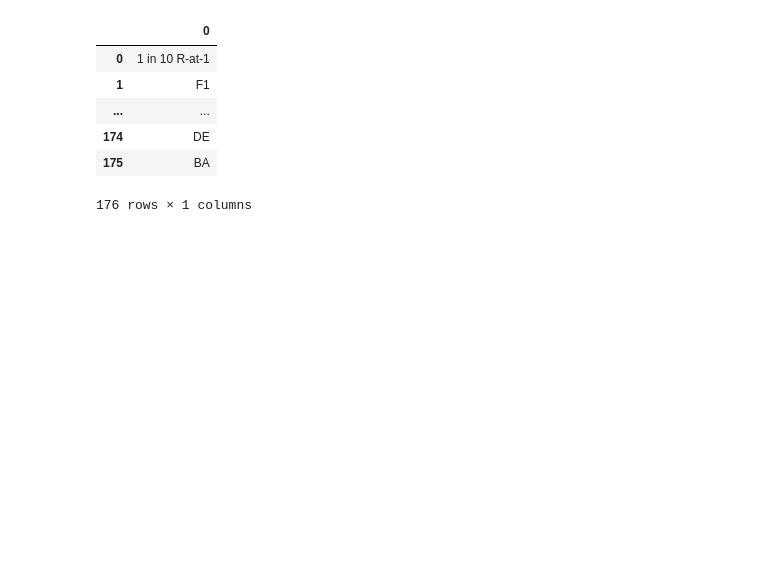
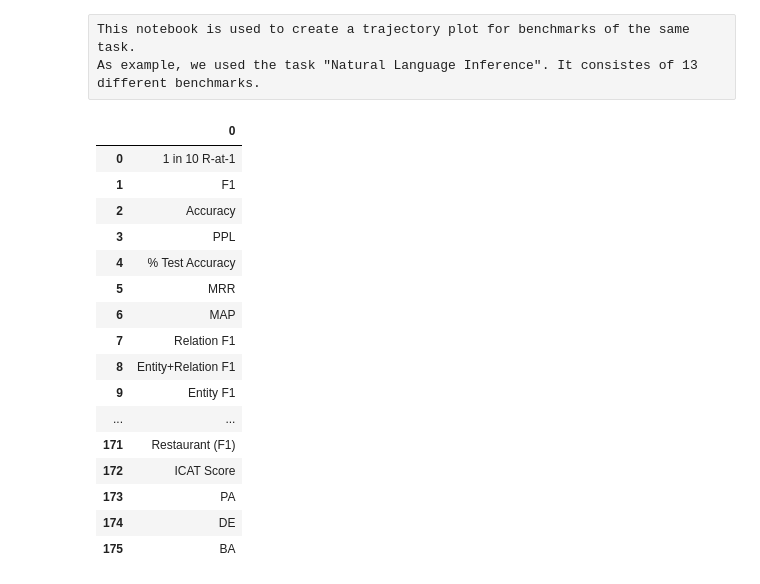
Before and after one commit to OpenBioLink/ITO, a Jupyter notebook: notebooks/adriano_trajectories_notebooks/PLOT_1 - trajectory plot for a selected task.ipynb, the cells around one changed output. Cells and saved outputs as stored; diff of their text form; code cells hidden in the pictures; blank space fills up the shorter version.

```diff
--- a/notebooks/adriano_trajectories_notebooks/PLOT_1 - trajectory plot for a selected task.ipynb
+++ b/notebooks/adriano_trajectories_notebooks/PLOT_1 - trajectory plot for a selected task.ipynb
@@ -1 +1,4 @@
+# %% [raw]
+This notebook is used to create a trajectory plot for benchmarks of the same task.
+As example, we used the task "Natural Language Inference". It consistes of 13 different benchmarks.
 # %%
@@ -20,27 +25,38 @@ pd.set_option('display.max_colwidth', None)
 # %%
 #Read query results from CSV file
 get_ratio_df_all_per_global = pd.read_csv("get_ratio_df_all_per_global1.csv")
+#Obs: This file is generated by another notebook.
 
 #drop first column
 get_ratio_df_all_per_global = get_ratio_df_all_per_global.drop(['Unnamed: 0'], axis=1)
-
 
 #change the column to name the facets of the plot
 get_ratio_df_all_per_global = get_ratio_df_all_per_global.rename(columns={'merge': 'metricName'})
 get_ratio_df_all_per_global['metricName'] = get_ratio_df_all_per_global['metricName'].str.replace('\\','')
 
+#some added columns to enable the grouping of rows for the plot.
 get_ratio_df_all_per_global['unique_ds']=get_ratio_df_all_per_global['ds'].astype(str)+', '+get_ratio_df_all_per_global['metricName']
 get_ratio_df_all_per_global['unique_task']=get_ratio_df_all_per_global['task'].astype(str)+', '+get_ratio_df_all_per_global['metricName']
-
 get_ratio_df_all_per_global['unique_task_ds_metric']=get_ratio_df_all_per_global['task'].astype(str)+', '+get_ratio_df_all_per_global['ds'].astype(str)+', '+get_ratio_df_all_per_global['metricName']
 
 #plot unique metricName
+pd.set_option("display.max_rows", 176)
 pd.DataFrame(get_ratio_df_all_per_global["metricName"].unique())
 # %% [output]
 |  | 0 |
 | 0 | 1 in 10 R-at-1 |
 | 1 | F1 |
+| 2 | Accuracy |
+| 3 | PPL |
+| 4 | % Test Accuracy |
+| 5 | MRR |
+| 6 | MAP |
+| 7 | Relation F1 |
+| 8 | Entity+Relation F1 |
+| 9 | Entity F1 |
 | ... | ... |
+| 171 | Restaurant (F1) |
+| 172 | ICAT Score |
+| 173 | PA |
 | 174 | DE |
 | 175 | BA |
-176 rows × 1 columns
```
Also changed, not shown: parts of 6 cells of this notebook, 8 other files.
